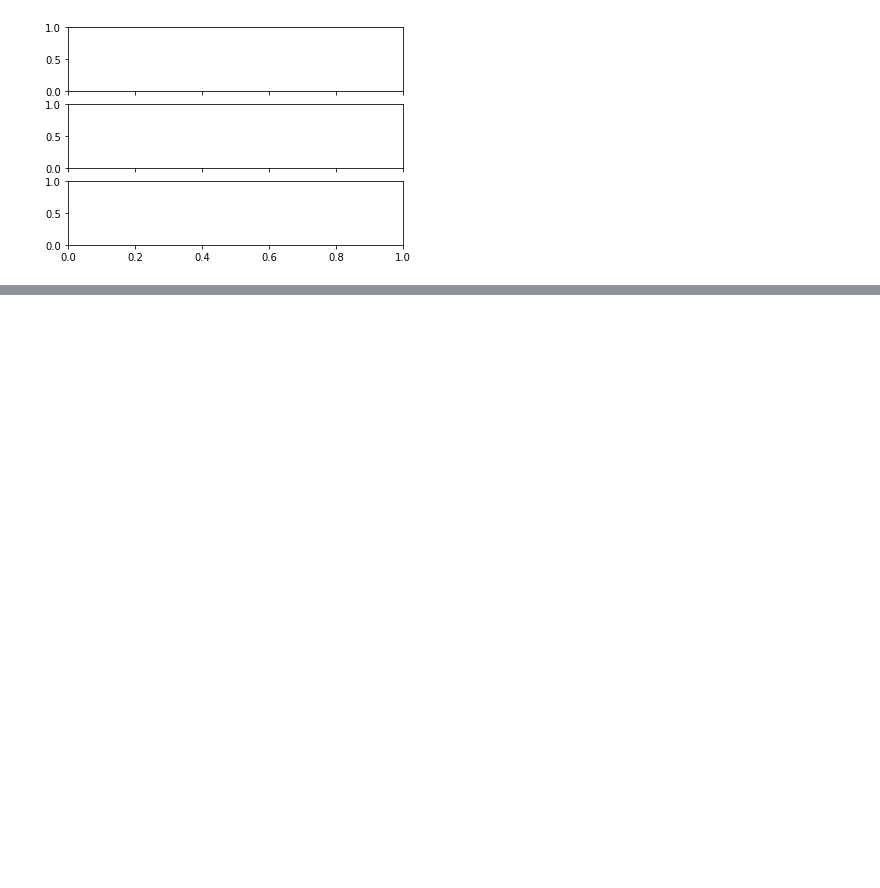
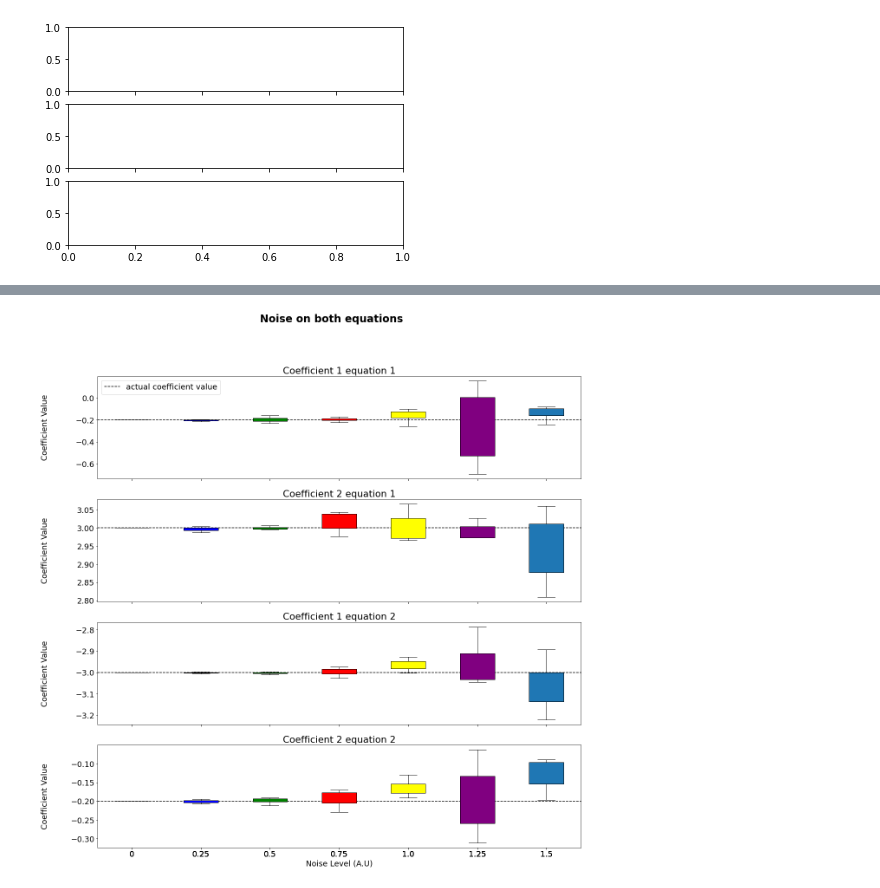
Before and after one commit to Lenfesty-b/SINDy, a Jupyter notebook: Testing.ipynb, the cells around one changed output, grey strips where cells are left out. Cells and saved outputs as stored; diff of their text form; code cells hidden in the pictures; blank space fills up the shorter version.

```diff
--- a/Testing.ipynb
+++ b/Testing.ipynb
@@ -1021,0 +941,100 @@ plt.show()
+# %%
+#coeff_1_eqn_1
+eqn1_0 = np.random.normal(-0.2, 0.0, 10)
+eqn1_n1 = np.random.normal(-0.2008, 0.006, 10)
+eqn1_n2 = np.random.normal(-0.1998, 0.0295, 10)
+eqn1_n3 = np.random.normal(-0.1963, 0.0162, 10)
+eqn1_n4 = np.random.normal(-.1651, 0.0360, 10)
+eqn1_n5 =np.random.normal(-0.1654, 0.297,10)
+eqn1_n6 =np.random.normal(-.1633,.0654,10)
+coeff_1_eqn_1=[eqn1_0, eqn1_n1, eqn1_n2, eqn1_n3,eqn1_n4,eqn1_n5, eqn1_n6]
+
+#coeff_2_eqn_1
+eqn1a_0 = np.random.normal(3, 0.0, 100)
+eqn1a_n1 = np.random.normal(2.999, 0.0052, 10)
+eqn1a_n2 = np.random.normal(3.003, 0.0095, 10)
+eqn1a_n3 = np.random.normal(3.0041, 0.0281, 10)
+eqn1a_n4 = np.random.normal(3.006, 0.0439, 10)
+eqn1a_n5 =np.random.normal(2.9817,0.0393,10)
+eqn1a_n6 =np.random.normal(2.9893,0.0769,10)
+coeff_2_eqn_1=[eqn1a_0, eqn1a_n1, eqn1a_n2, eqn1a_n3,eqn1a_n4,eqn1a_n5, eqn1a_n6 ]
+
+#coeff_1_eqn_2
+eqn2_0 = np.random.normal(-3, 0.0, 100)
+eqn2_n1 = np.random.normal(-3.001, 0.0032, 10)
+eqn2_n2 = np.random.normal(-2.9997, 0.0053, 10)
+eqn2_n3 = np.random.normal(-2.9881, 0.0285, 10)
+eqn2_n4 = np.random.normal(-2.986, 0.0389, 10)
+eqn2_n5 =np.random.normal(-2.964,0.0804,10)
+eqn2_n6 =np.random.normal(-3.0609,0.1149,10)
+coeff_1_eqn_2=[eqn2_0 , eqn2_n1, eqn2_n2, eqn2_n3,eqn2_4, eqn2_n5, eqn2_n6 ]
+
+#coeff_2_eqn_2
+eqn2a_0 = np.random.normal(-0.2, 0.0, 10)
+eqn2a_n1= np.random.normal(-0.2, 0.0045, 10)
+eqn2a_n2= np.random.normal(-0.201, 0.0065, 10)
+eqn2a_n3 = np.random.normal(-0.1859, 0.0512, 10)
+eqn2a_n4 = np.random.normal(-0.1725, 0.0311, 10)
+eqn2a_n5 = np.random.normal(-.1859, 0.0678, 10)
+eqn2a_n6 =np.random.normal(-0.1341, 0.0252, 10)
+coeff_2_eqn_2=[eqn2a_0 , eqn2a_n1, eqn2a_n2, eqn2a_n3, eqn2a_n4, eqn2a_n5, eqn2a_n6 ]
+
+labels = ['0','0.25', '0.5', '0.75', '1.0','1.25','1.5']
+medianprops = dict(linewidth=0)
+
+
+fig, (ax1, ax2,ax3,ax4) = plt.subplots(nrows=4, ncols=1, figsize=(20, 20),  sharex=True)
+
+# rectangular box plot
+bplot1 = ax1.boxplot(coeff_1_eqn_1,0,'',
+                     vert=True,  # vertical box alignment
+                     medianprops=medianprops, #remove median
+                     patch_artist=True,  # fill with color
+                     labels=labels)  # will be used to label x-ticks
+ax1.axhline(y=-0.2,linestyle="dashed", color="black", label="actual coefficient value")
+ax1.set_title('Coefficient 1 equation 1')
+
+
+bplot2 = ax2.boxplot(coeff_2_eqn_1,0,'',
+                     vert=True,  # vertical box alignment
+                     medianprops=medianprops,#remove median
+                     patch_artist=True,  # fill with color
+                     labels=labels)  # will be used to label x-ticks
+ax2.axhline(y=3.0,linestyle="dashed", color="black")
+ax2.set_title('Coefficient 2 equation 1')
+
+bplot3 = ax3.boxplot(coeff_1_eqn_2,0,'',
+                     vert=True,  # vertical box alignment
+                     medianprops=medianprops,#remove median
+                     patch_artist=True,  # fill with color
+                     labels=labels)  # will be used to label x-ticks
+ax3.axhline(y=-3.0,linestyle="dashed", color="black")
+ax3.set_title('Coefficient 1 equation 2')
+
+bplot4 = ax4.boxplot(coeff_2_eqn_2,0,'',
+                     vert=True,  # vertical box alignment
+                     medianprops=medianprops,#remove median
+                     patch_artist=True,  # fill with color
+                     labels=labels)  # will be used to label x-ticks
+ax4.axhline(y=-0.2,linestyle="dashed", color="black")
+ax4.set_title('Coefficient 2 equation 2')
+
+# fill with colors
+colors = ['pink', 'blue', 'green','red', 'yellow','purple']
+for bplot in (bplot1, bplot2,bplot3,bplot4):
+    for patch, color in zip(bplot['boxes'], colors):
+        patch.set_facecolor(color)
+
+# adding horizontal grid lines
+for ax in [ax1, ax2,ax3,ax4]:
+    ax.set_ylabel('Coefficient Value')
+    ax.yaxis.set_label_coords(-0.1, 0.5)
+
+
+plt.rcParams.update({'font.size': 18})
+ax1.legend(loc="best")
+ax4.set_xlabel('Noise Level (A.U)')
+fig.suptitle('Noise on both equations',fontsize=24, fontweight='bold')
+plt.show()
+# %% [output]
+[figure, added]
```
Also changed, not shown: parts of 3 cells of this notebook, 3 other files.
